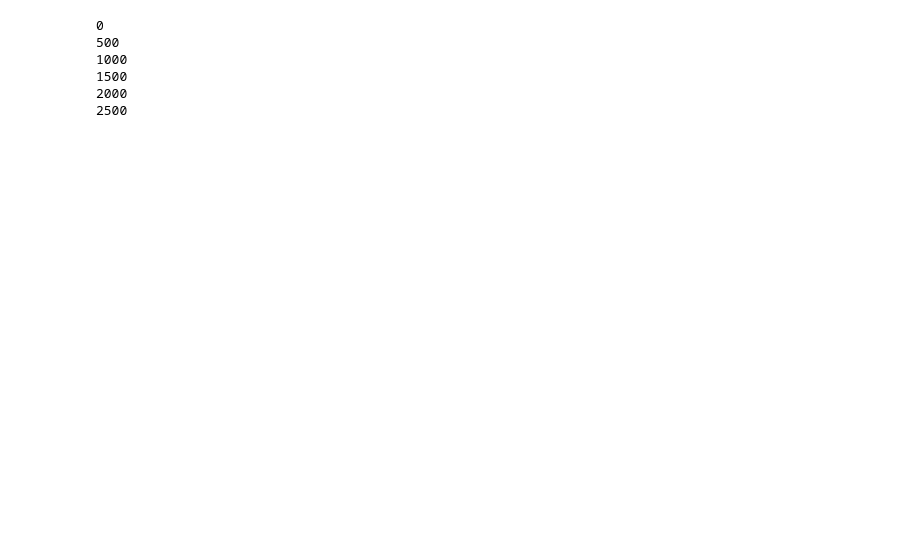
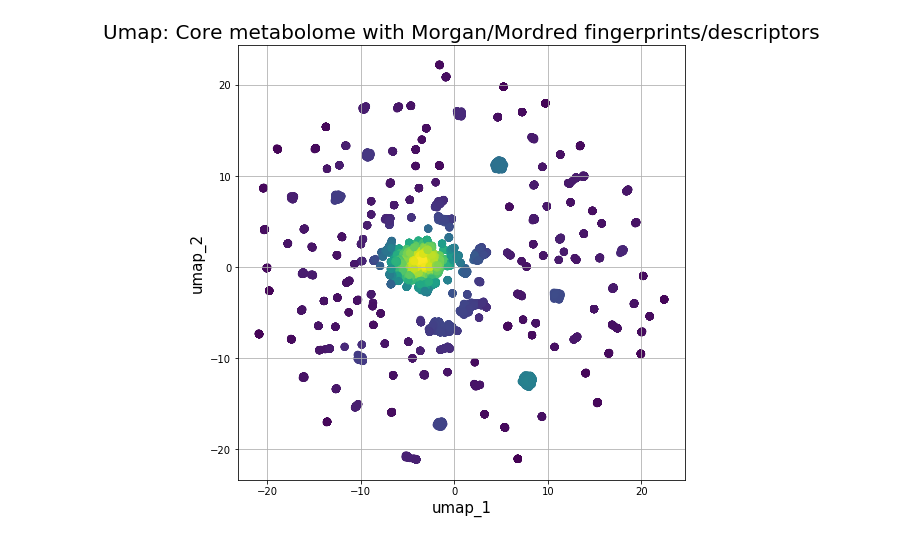
Before and after one commit to DinosaurInSpace/neutral_loss, a Jupyter notebook: nl_0_3_clean_join_nb.ipynb, the cells around one changed output. Cells and saved outputs as stored; diff of their text form; code cells hidden in the pictures; blank space fills up the shorter version.

```diff
--- a/nl_0_3_clean_join_nb.ipynb
+++ b/nl_0_3_clean_join_nb.ipynb
@@ -30,0 +71,11 @@ from nl_03_filter_model_reg import filter_split_model_score
+# %%
+# nl_00: Generates FP4 descriptors ('bits') and Mordred descriptors.
+# 900 seconds to reprocess everything on 13k. 15s without reprocessing.
+
+db_out_0 = 'databases/core_metabolome_out.pickle'
+db_in_0 = core_metabolome
+dfs = main_loop_0(db_out_0, db_in_0, True, False)
+
+db_df = dfs[0]
+bits_df = dfs[1]
+mord_norm_df = dfs[2]
@@ -30,0 +109,23 @@ from nl_03_filter_model_reg import filter_split_model_score
+# %%
+def umap_plot(df, title, binary_flag=False):
+    # https://umap-learn.readthedocs.io/en/latest/basic_usage.html
+    if binary_flag is True:
+        reducer = umap.UMAP(metric='jaccard')
+    else:
+        reducer = umap.UMAP()
+
+    embedding = reducer.fit_transform(df)
+    p_df = pd.DataFrame(data = embedding, columns = ['umap_1', 'umap_2'])
+
+    x = p_df.umap_1
+    y = p_df.umap_2
+    xy = np.vstack([x,y])
+    z = gaussian_kde(xy)(xy)
+
+    fig = plt.figure(figsize = (8,8))
+    ax = fig.add_subplot(1,1,1)
+    ax.set_xlabel('umap_1', fontsize=15)
+    ax.set_ylabel('umap_2', fontsize=15)
+    ax.set_title(title, fontsize = 20)
+    ax.scatter(x, y, c=z, s=50)
+    ax.grid()
@@ -30,0 +149,3 @@ from nl_03_filter_model_reg import filter_split_model_score
+# %%
+b = pd.DataFrame(list(bits_df.bits))
+pca_plot(b, 'PCA: Core metabolome with Morgan fingerprints')
@@ -30,0 +164,6 @@ from nl_03_filter_model_reg import filter_split_model_score
+# %%
+with warnings.catch_warnings(record=True):
+    action_with_warnings()
+    umap_plot(b, 'Umap: Core metabolome with Morgan/Mordred fingerprints/descriptors', binary_flag=False)
+# %% [output]
+[figure, added]
@@ -31,28 +172,23 @@ from nl_03_filter_model_reg import filter_split_model_score
 # %%
 # Merge pickles for each dataset.
+
 master_df = pd.DataFrame()
 counter = 0
 
-for root, dirs, files in os.walk("/Users/dis/PycharmProjects/neutal_loss_2/public_water_pickle"):
+for root, dirs, files in os.walk(path to reports):
     for file in files:
         if file.endswith(".pickle"):
-            if counter % 500 == 0:
+            if counter % 100 == 0:
                 print(counter)
             counter +=1
             current_df = pd.read_pickle(root + '/' + file)
             master_df = pd.concat([master_df, current_df], sort=True)
 
-# If water
+# Water only.  Edit for cases where neutral losses other than water under investigation.
 terse_headers_0 = ['formula', 'adduct', 'ds_id', 'has_no_loss', 'has_H2O',
                    'msm', 'fdr', 'off_sample', 'hmdb_ids', 'intensity_avg',
                    'msm_H2O', 'fdr_H2O', 'off_sample_H2O', 'intensity_avg_H2O',
-                   'colocalization_H2O', 'loss_intensity_ratio_H2O', 'loss_intensity_share_H2O']
+                   'colocalization_H2O', 'loss_intensity_ratio_H2O', 'loss_intensity_share_H2O',
+                  'ion', 'ion_H2O', 'ion_formula', 'ion_formula_H2O']
 
-master_df[terse_headers_0].to_pickle('all_public_data.pickle')
+master_df[terse_headers_0].to_pickle('high_quality.pickle')
-# %% [output]
-0
-500
-1000
-1500
-2000
-2500
```
Also changed, not shown: parts of 49 cells of this notebook, 15 other files.
